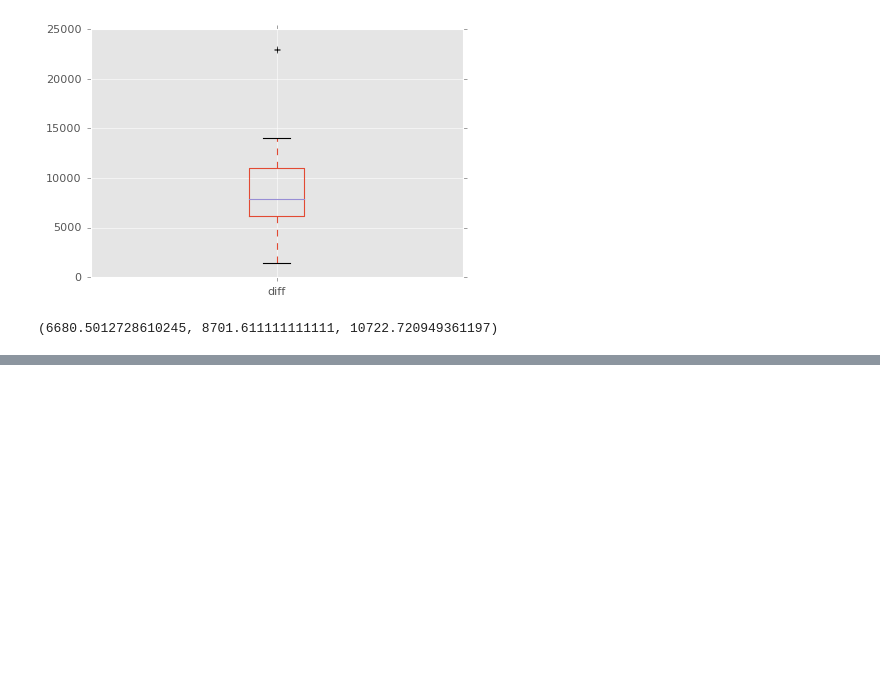
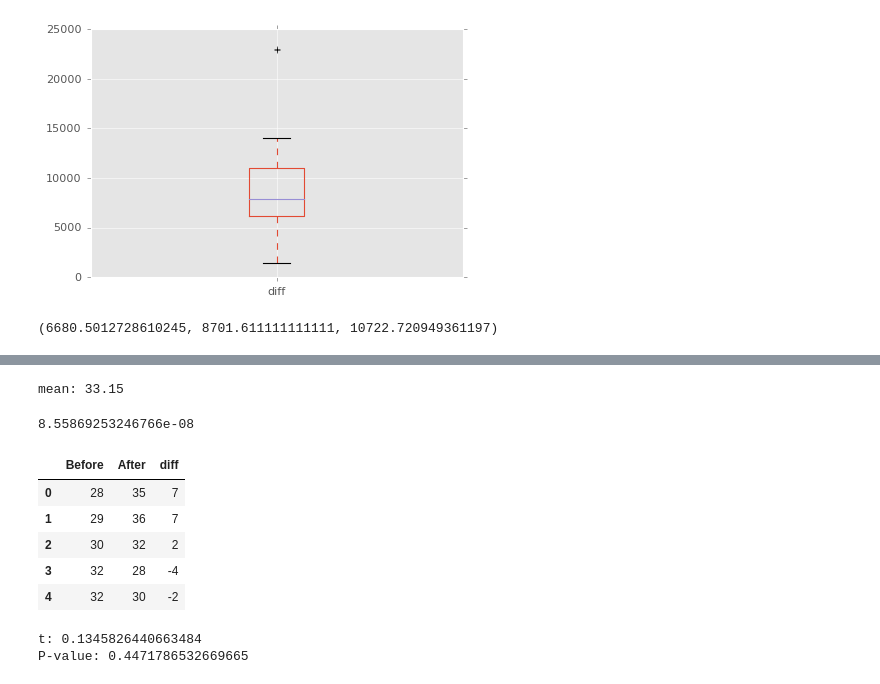
Before and after one commit to rickhaffey/stats-dvb, a Jupyter notebook: exercises/Chapter 25 - Exercises.ipynb, the cells around one changed output, grey strips where cells are left out. Saved outputs shown, nothing was run; the diff lists cells and outputs as text; code cells hidden in the pictures; blank space fills up the shorter version.

```diff
--- a/exercises/Chapter 25 - Exercises.ipynb
+++ b/exercises/Chapter 25 - Exercises.ipynb
@@ -525,0 +508,3 @@ t = stats.t.ppf(0.95, df=df)
+# %%
+data = pd.read_table("../data/Strikes.txt")
+data.head()
@@ -525,0 +518,43 @@ t = stats.t.ppf(0.95, df=df)
+# %%
+ybar = data.After.mean()
+s = data.After.std()
+n = data.After.size
+
+
+print("mean: {}".format(ybar))
+se = s / math.sqrt(n)
+t = (ybar - 29) / se
+1 - stats.t.cdf(t, df=n-1)
+# %% [output]
+mean: 33.15
+8.55869253246766e-08
+# %%
+data['diff'] = data['After'] - data['Before']
+data.head()
+# %% [output]
+|  | Before | After | diff |
+| 0 | 28 | 35 | 7 |
+| 1 | 29 | 36 | 7 |
+| 2 | 30 | 32 | 2 |
+| 3 | 32 | 28 | -4 |
+| 4 | 32 | 30 | -2 |
+# %%
+#b )
+
+# H0: mu(after - before) = 0
+# HA: mu(after - before) >0
+
+ybar = data['diff'].mean()
+s = data['diff'].std()
+n = data['diff'].size
+
+se = s / math.sqrt(n)
+
+t = ybar / se
+print("t: {}".format(t))
+
+p = 1 - stats.t.cdf(t, df=n-1)
+print("P-value: {}".format(p))
+# %% [output]
+t: 0.1345826440663484
+P-value: 0.4471786532669665
```
Also changed, not shown: parts of 13 cells of this notebook.
